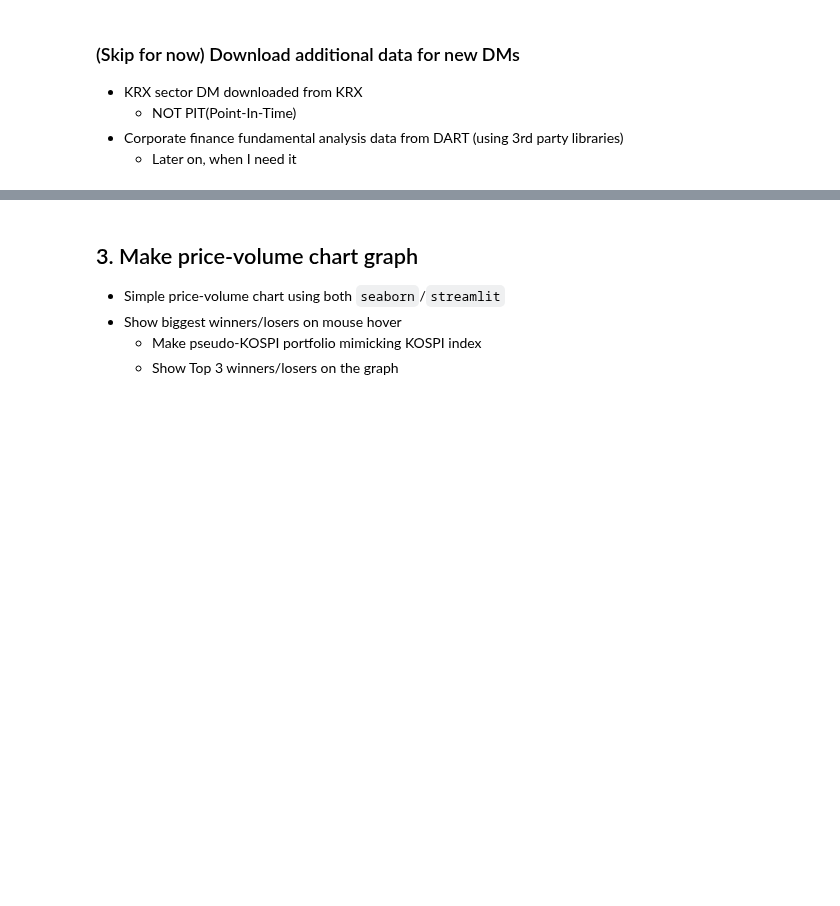
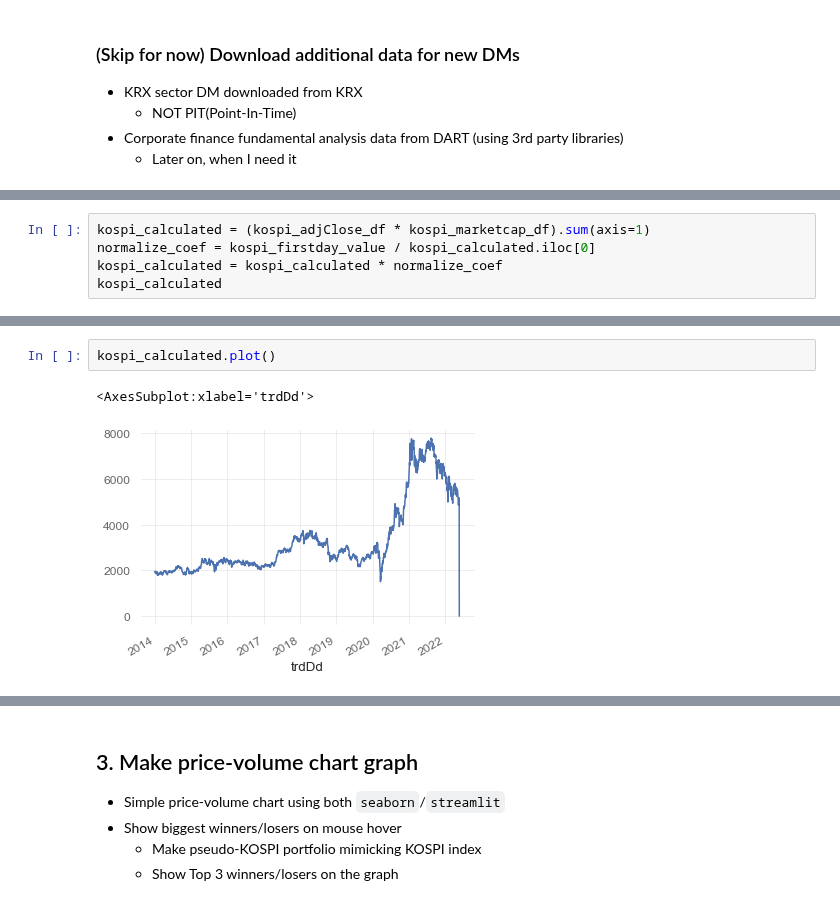
Before and after one commit to jaepil-choi/korquanttools, a Jupyter notebook: notebooks/financedashboard.ipynb, the cells around one changed output, grey strips where cells are left out. Drawn from its saved outputs; the diff is of its cells as text; blank space fills up the shorter version.

```diff
--- a/notebooks/financedashboard.ipynb
+++ b/notebooks/financedashboard.ipynb
@@ -242,0 +180,5 @@ JSONDecodeError: Expecting value: line 1 column 1 (char 0)
+# %%
+kospi_calculated = (kospi_adjClose_df * kospi_marketcap_df).sum(axis=1)
+normalize_coef = kospi_firstday_value / kospi_calculated.iloc[0]
+kospi_calculated = kospi_calculated * normalize_coef
+kospi_calculated
@@ -242,0 +199,5 @@ JSONDecodeError: Expecting value: line 1 column 1 (char 0)
+# %%
+kospi_calculated.plot()
+# %% [output]
+<AxesSubplot:xlabel='trdDd'>
+[figure, added]
```
Also changed, not shown: parts of 28 cells of this notebook.
